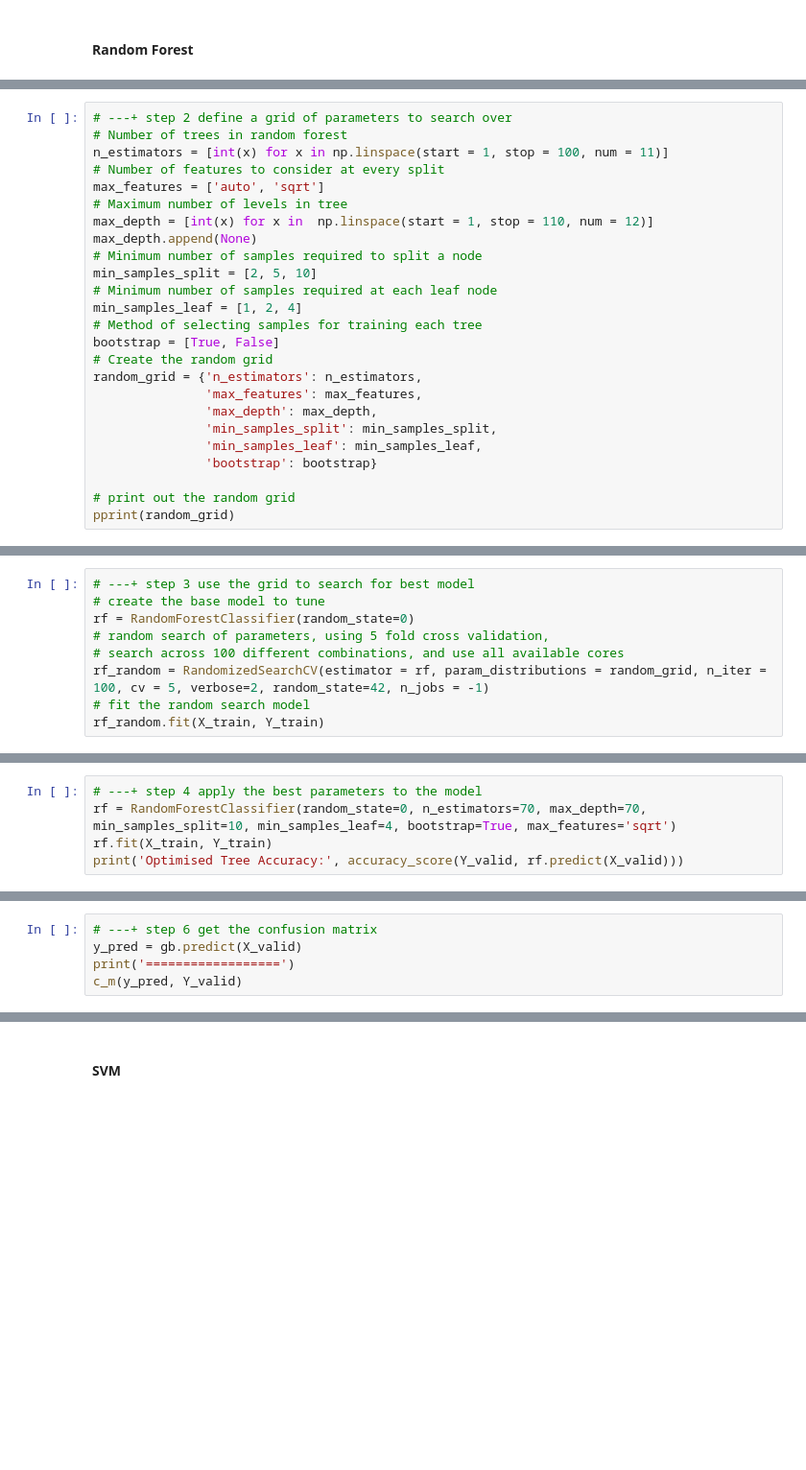
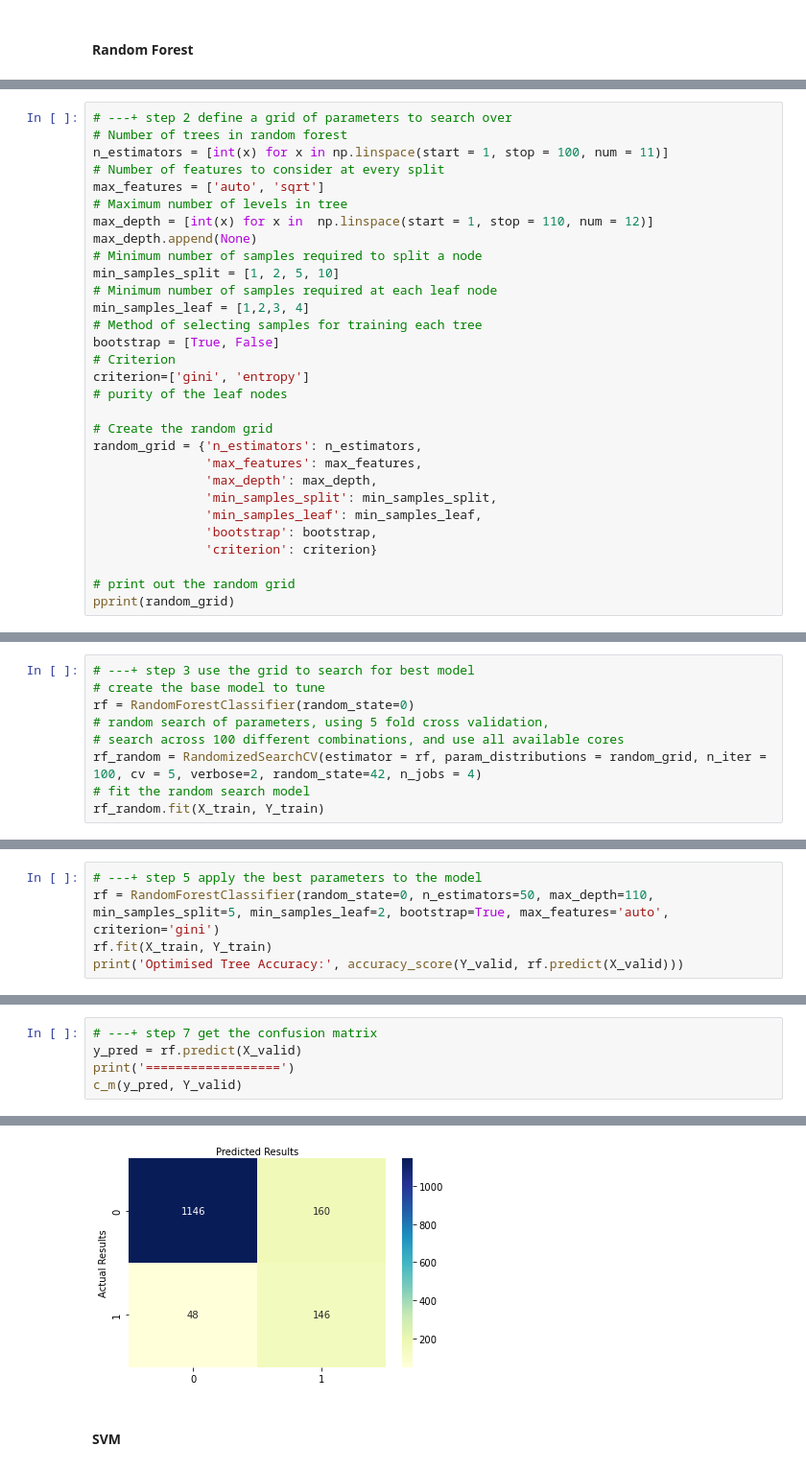
Before and after one commit to AML-final-course-project/SMM284, a Jupyter notebook: customer_churn.ipynb, the cells around one changed output, grey strips where cells are left out. Shown at 96% size. Cells and saved outputs as stored; diff of their text form; blank space fills up the shorter version.

```diff
--- a/customer_churn.ipynb
+++ b/customer_churn.ipynb
@@ -574,18 +594,23 @@ max_features = ['auto', 'sqrt']
 max_depth = [int(x) for x in  np.linspace(start = 1, stop = 110, num = 12)]
 max_depth.append(None)
 # Minimum number of samples required to split a node
-min_samples_split = [2, 5, 10]
+min_samples_split = [1, 2, 5, 10]
 # Minimum number of samples required at each leaf node
-min_samples_leaf = [1, 2, 4]
+min_samples_leaf = [1,2,3, 4]
 # Method of selecting samples for training each tree
 bootstrap = [True, False]
+# Criterion
+criterion=['gini', 'entropy']
+# purity of the leaf nodes
+
 # Create the random grid
 random_grid = {'n_estimators': n_estimators,
                'max_features': max_features,
                'max_depth': max_depth,
                'min_samples_split': min_samples_split,
                'min_samples_leaf': min_samples_leaf,
-               'bootstrap': bootstrap}
+               'bootstrap': bootstrap,
+               'criterion': criterion}
 
 # print out the random grid
 pprint(random_grid)
@@ -595,7 +628,7 @@ pprint(random_grid)
 rf = RandomForestClassifier(random_state=0)
 # random search of parameters, using 5 fold cross validation,
 # search across 100 different combinations, and use all available cores
-rf_random = RandomizedSearchCV(estimator = rf, param_distributions = random_grid, n_iter = 100, cv = 5, verbose=2, random_state=42, n_jobs = -1)
+rf_random = RandomizedSearchCV(estimator = rf, param_distributions = random_grid, n_iter = 100, cv = 5, verbose=2, random_state=42, n_jobs = 4)
 # fit the random search model
 rf_random.fit(X_train, Y_train)
 # %%
@@ -604,5 +645,5 @@ rf_random.best_params_
 # %%
-# ---+ step 4 apply the best parameters to the model
-rf = RandomForestClassifier(random_state=0, n_estimators=70, max_depth=70, min_samples_split=10, min_samples_leaf=4, bootstrap=True, max_features='sqrt')
+# ---+ step 5 apply the best parameters to the model
+rf = RandomForestClassifier(random_state=0, n_estimators=50, max_depth=110, min_samples_split=5, min_samples_leaf=2, bootstrap=True, max_features='auto', criterion='gini')
 rf.fit(X_train, Y_train)
 print('Optimised Tree Accuracy:', accuracy_score(Y_valid, rf.predict(X_valid)))
@@ -613,5 +669,6 @@ feature_scores
 # %%
-# ---+ step 6 get the confusion matrix
-y_pred = gb.predict(X_valid)
+# ---+ step 7 get the confusion matrix
+y_pred = rf.predict(X_valid)
 print('==================')
 c_m(y_pred, Y_valid)
+# %% [output]
@@ -618,3 +680,4 @@ c_m(y_pred, Y_valid)
+[figure, added]
 # %% [markdown]
 #### SVM
 # %%
```
Also changed, not shown: parts of 11 cells of this notebook.
